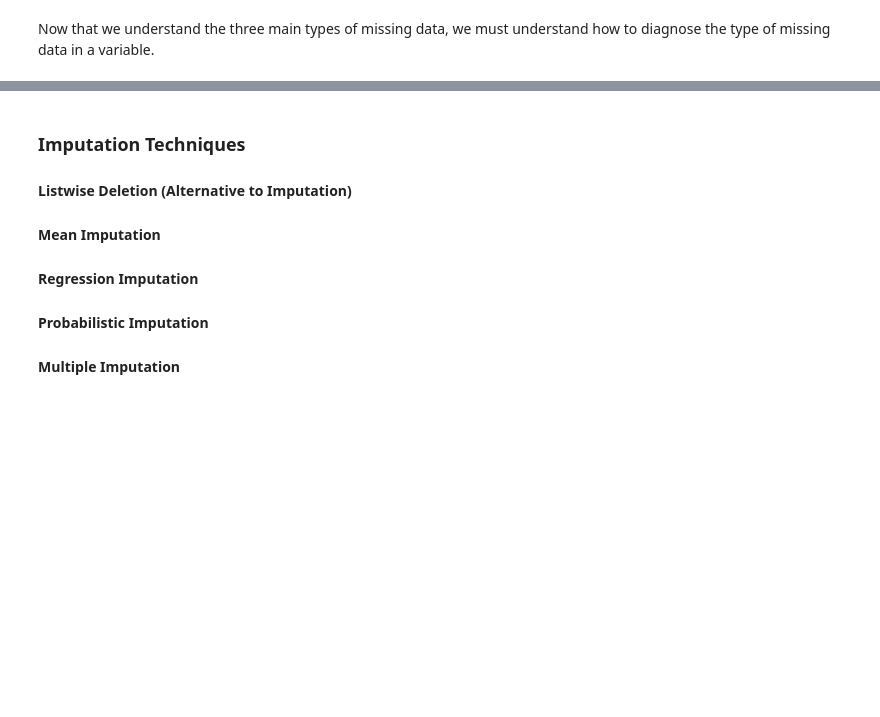
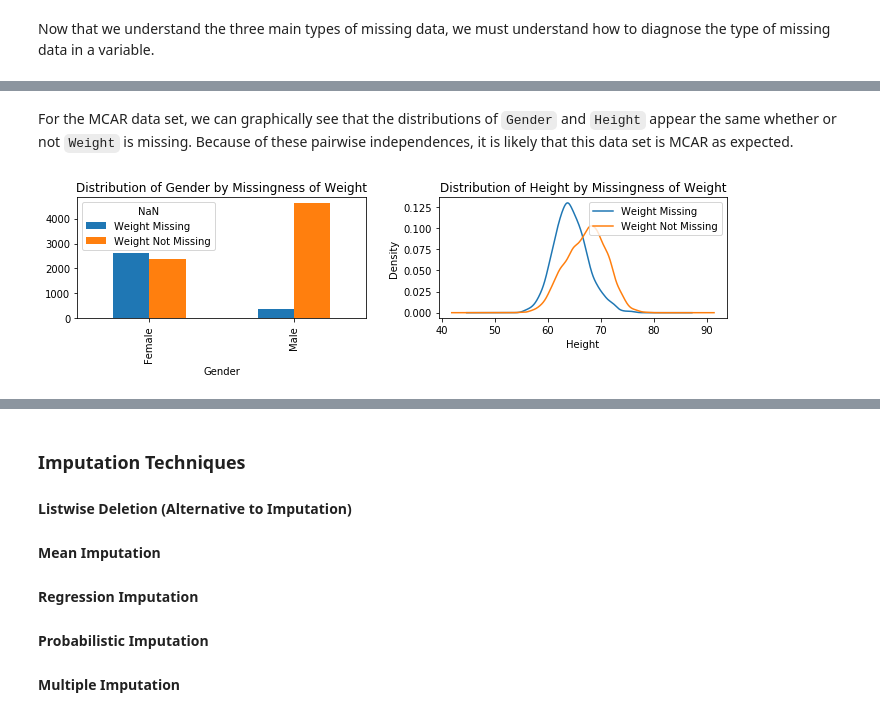
Before and after one commit to dleestat/quirky-data-science, a Jupyter notebook: quirky-data-science.ipynb, the cells around one changed output, grey strips where cells are left out. Saved outputs shown, nothing was run; the diff lists cells and outputs as text; code cells hidden in the pictures; blank space fills up the shorter version.

```diff
--- a/quirky-data-science.ipynb
+++ b/quirky-data-science.ipynb
@@ -293,0 +319,6 @@ Also note that we cannot empirically distinguish whether a variable is MAR or MN
+# %% [markdown]
+For the MCAR data set, we can graphically see that the distributions of `Gender` and `Height` appear the same whether or not `Weight` is missing. Because of these pairwise independences, it is likely that this data set is MCAR as expected.
+# %%
+distributions_by_missingness(MAR)
+# %% [output]
+[figure, added]
```
Also changed, not shown: parts of 10 cells of this notebook.
